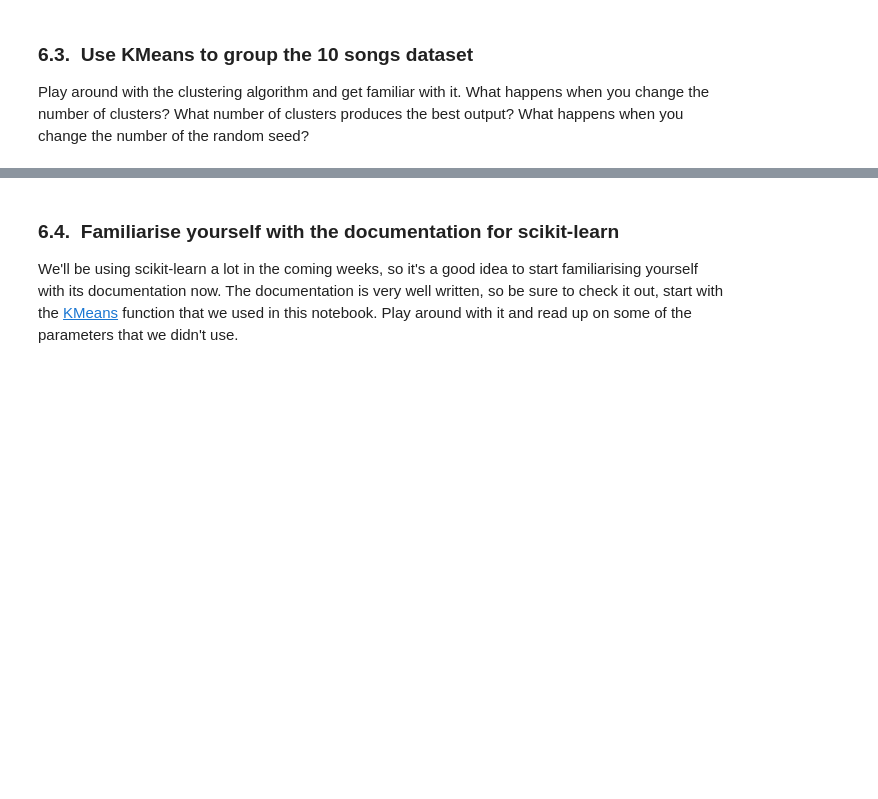
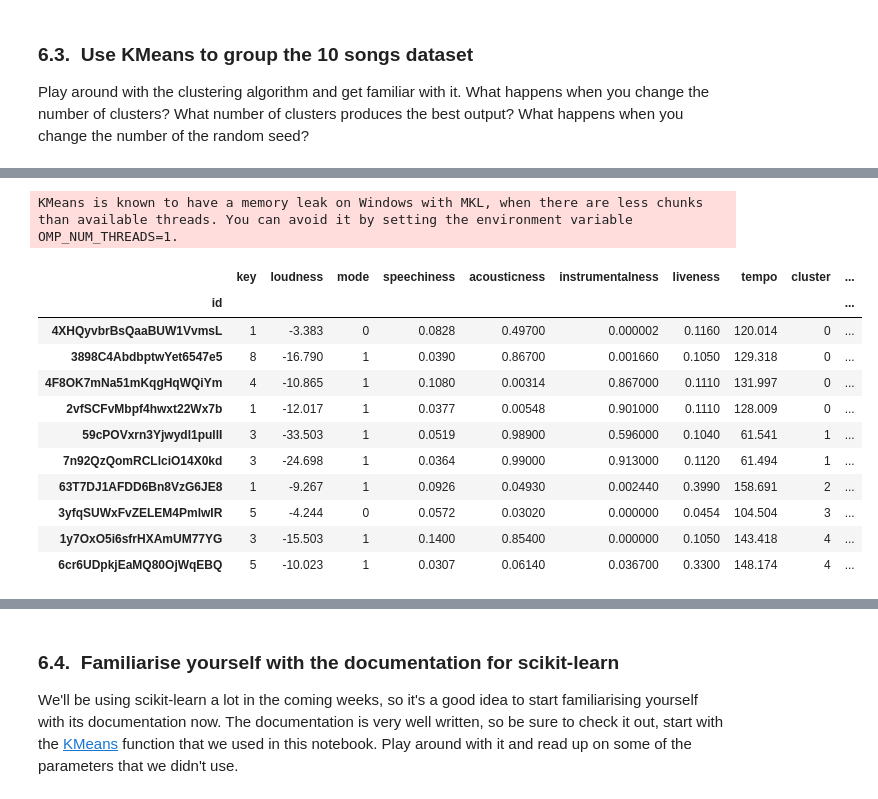
Before and after one commit to gastan81/unsupervised-ml, a Jupyter notebook: 1_introduction_to_kmeans.ipynb, the cells around one changed output, grey strips where cells are left out. Drawn from its saved outputs; the diff is of its cells as text; code cells hidden in the pictures; blank space fills up the shorter version.

```diff
--- a/1_introduction_to_kmeans.ipynb
+++ b/1_introduction_to_kmeans.ipynb
@@ -275,0 +284,17 @@ If you're not familiar with any of the songs, look them up on YouTube or Spotify
+# %%
+# ID of the Google Sheet for student food preferences
+file_id = "1Ew-XfZn4DvNYi8blXabu_8QmPGS5r3-z" # milos
+
+# URL to download the CSV
+url = f'https://drive.google.com/uc?export=download&id={file_id}'
+
+# Create a Pandas DataFrame from the CSV data
+songs10_df = pd.read_csv(url,
+                       index_col="id                     ")
+songs10_df.columns = songs10_df.columns.str.strip()
+
+# Drop song_name, artist and html - we only care about numerical data
+songs10_names_df = songs10_df[['song_name', 'artist', 'html']]
+to_drop = ['song_name', 'artist', 'html', 'danceability', 'energy', 'valence', 'duration_ms', 'time_signature']
+songs10_df = songs10_df.drop(columns=to_drop)
+songs10_df
@@ -282,0 +399,29 @@ Play around with the clustering algorithm and get familiar with it. What happens
+# %%
+# initialize the model
+my_full_kmeans = KMeans(n_clusters = 5, # we'll explore how to choose the number of clusters in a later notebook
+                        random_state = random_seed)
+
+# fit the model to the data
+my_full_kmeans.fit(songs10_df)
+
+# obtain the cluster output
+cluster = my_full_kmeans.labels_
+
+# attach the cluster output to our original DataFrame
+songs10_df["cluster"] = cluster
+
+songs10_df.sort_values(by="cluster").join(songs10_names_df).drop(columns=['html'])
+# %% [output]
+KMeans is known to have a memory leak on Windows with MKL, when there are less chunks than available threads. You can avoid it by setting the environment variable OMP_NUM_THREADS=1.
+|  | key | loudness | mode | speechiness | acousticness | instrumentalness | liveness | tempo | cluster | ... |
+| id |  |  |  |  |  |  |  |  |  | ... |
+| 4XHQyvbrBsQaaBUW1VvmsL | 1 | -3.383 | 0 | 0.0828 | 0.49700 | 0.000002 | 0.1160 | 120.014 | 0 | ... |
+| 3898C4AbdbptwYet6547e5 | 8 | -16.790 | 1 | 0.0390 | 0.86700 | 0.001660 | 0.1050 | 129.318 | 0 | ... |
+| 4F8OK7mNa51mKqgHqWQiYm | 4 | -10.865 | 1 | 0.1080 | 0.00314 | 0.867000 | 0.1110 | 131.997 | 0 | ... |
+| 2vfSCFvMbpf4hwxt22Wx7b | 1 | -12.017 | 1 | 0.0377 | 0.00548 | 0.901000 | 0.1110 | 128.009 | 0 | ... |
+| 59cPOVxrn3Yjwydl1pullI | 3 | -33.503 | 1 | 0.0519 | 0.98900 | 0.596000 | 0.1040 | 61.541 | 1 | ... |
+| 7n92QzQomRCLlciO14X0kd | 3 | -24.698 | 1 | 0.0364 | 0.99000 | 0.913000 | 0.1120 | 61.494 | 1 | ... |
+| 63T7DJ1AFDD6Bn8VzG6JE8 | 1 | -9.267 | 1 | 0.0926 | 0.04930 | 0.002440 | 0.3990 | 158.691 | 2 | ... |
+| 3yfqSUWxFvZELEM4PmlwIR | 5 | -4.244 | 0 | 0.0572 | 0.03020 | 0.000000 | 0.0454 | 104.504 | 3 | ... |
+| 1y7OxO5i6sfrHXAmUM77YG | 3 | -15.503 | 1 | 0.1400 | 0.85400 | 0.000000 | 0.1050 | 143.418 | 4 | ... |
+| 6cr6UDpkjEaMQ80OjWqEBQ | 5 | -10.023 | 1 | 0.0307 | 0.06140 | 0.036700 | 0.3300 | 148.174 | 4 | ... |
```
Also changed, not shown: parts of 15 cells of this notebook.
